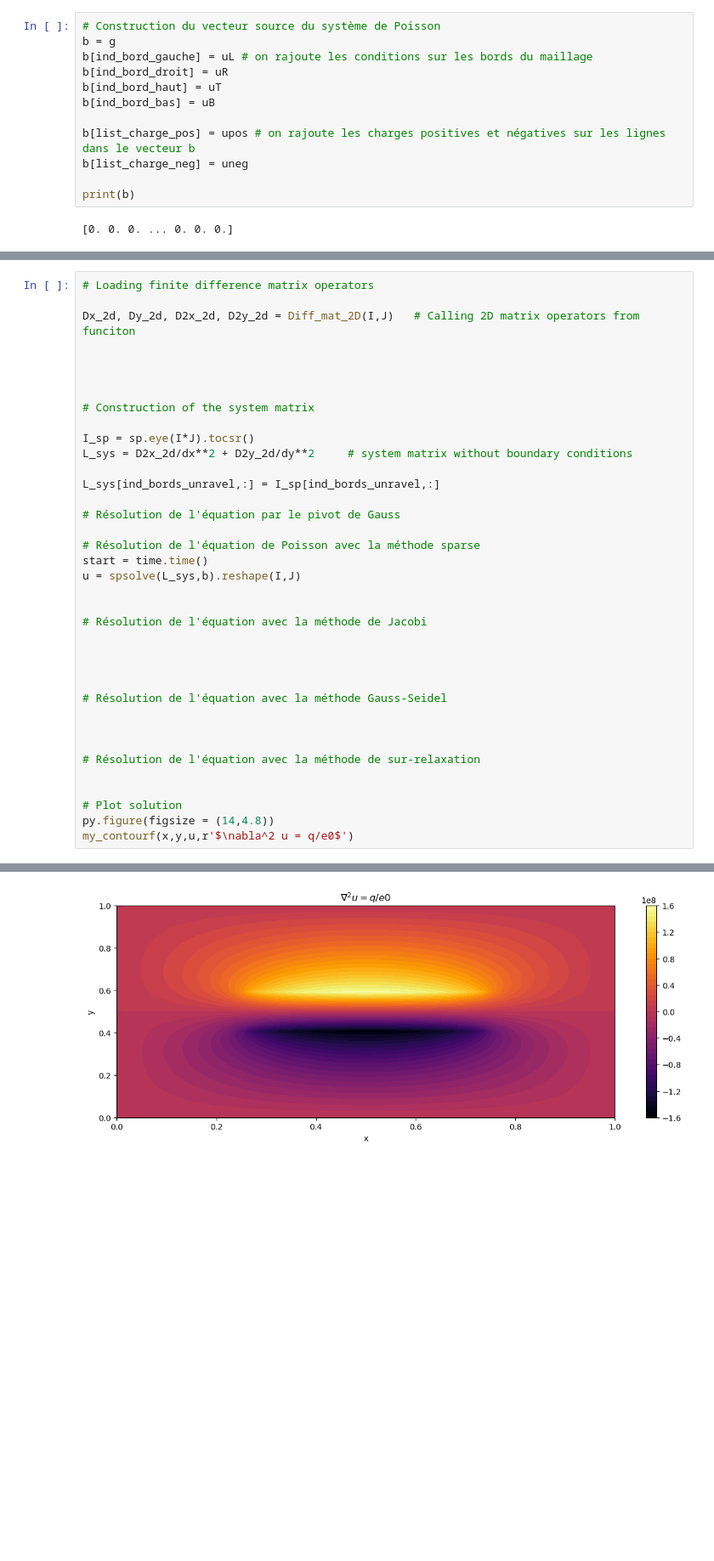
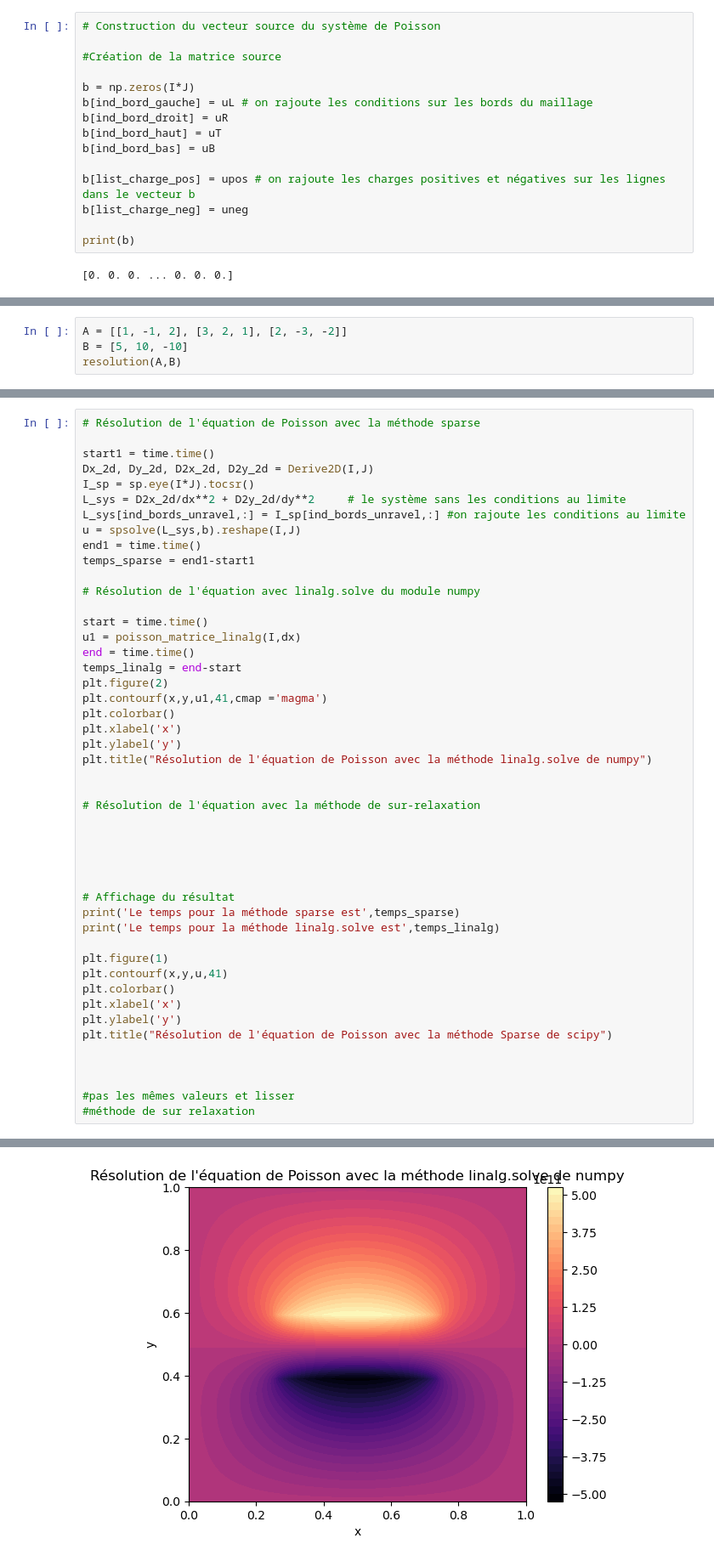
Before and after one commit to Axias10/TP_Poisson, a Jupyter notebook: TP_Poisson.ipynb, the cells around one changed output, grey strips where cells are left out. Shown at 85% size. Saved outputs shown, nothing was run; the diff lists cells and outputs as text; blank space fills up the shorter version.

```diff
--- a/TP_Poisson.ipynb
+++ b/TP_Poisson.ipynb
@@ -157,6 +102,9 @@ plt.legend()
 # %%
 # Construction du vecteur source du système de Poisson
-b = g
+
+#Création de la matrice source
+
+b = np.zeros(I*J)
 b[ind_bord_gauche] = uL # on rajoute les conditions sur les bords du maillage
 b[ind_bord_droit] = uR
 b[ind_bord_haut] = uT
@@ -170,0 +173,4 @@ print(b)
+# %%
+A = [[1, -1, 2], [3, 2, 1], [2, -3, -2]]
+B = [5, 10, -10]
+resolution(A,B)
@@ -171,38 +294,48 @@ print(b)
 # %%
-# Loading finite difference matrix operators
+# Résolution de l'équation de Poisson avec la méthode sparse
 
-Dx_2d, Dy_2d, D2x_2d, D2y_2d = Diff_mat_2D(I,J)   # Calling 2D matrix operators from funciton
+start1 = time.time()
+Dx_2d, Dy_2d, D2x_2d, D2y_2d = Derive2D(I,J)
+I_sp = sp.eye(I*J).tocsr()
+L_sys = D2x_2d/dx**2 + D2y_2d/dy**2     # le système sans les conditions au limite
+L_sys[ind_bords_unravel,:] = I_sp[ind_bords_unravel,:] #on rajoute les conditions au limite
+u = spsolve(L_sys,b).reshape(I,J)
+end1 = time.time()
+temps_sparse = end1-start1
 
+# Résolution de l'équation avec linalg.solve du module numpy
 
-
-
-# Construction of the system matrix
-
-I_sp = sp.eye(I*J).tocsr()
-L_sys = D2x_2d/dx**2 + D2y_2d/dy**2     # system matrix without boundary conditions
-
-L_sys[ind_bords_unravel,:] = I_sp[ind_bords_unravel,:]
-
-# Résolution de l'équation par le pivot de Gauss
-
-# Résolution de l'équation de Poisson avec la méthode sparse
 start = time.time()
-u = spsolve(L_sys,b).reshape(I,J)
-
-
-# Résolution de l'équation avec la méthode de Jacobi
-
-
-
-
-# Résolution de l'équation avec la méthode Gauss-Seidel
-
+u1 = poisson_matrice_linalg(I,dx)
+end = time.time()
+temps_linalg = end-start
+plt.figure(2)
+plt.contourf(x,y,u1,41,cmap ='magma')
+plt.colorbar()
+plt.xlabel('x')
+plt.ylabel('y')
+plt.title("Résolution de l'équation de Poisson avec la méthode linalg.solve de numpy")
 
 
 # Résolution de l'équation avec la méthode de sur-relaxation
 
 
-# Plot solution
-py.figure(figsize = (14,4.8))
-my_contourf(x,y,u,r'$\nabla^2 u = q/e0$')
+
+
+
+# Affichage du résultat
+print('Le temps pour la méthode sparse est',temps_sparse)
+print('Le temps pour la méthode linalg.solve est',temps_linalg)
+
+plt.figure(1)
+plt.contourf(x,y,u,41)
+plt.colorbar()
+plt.xlabel('x')
+plt.ylabel('y')
+plt.title("Résolution de l'équation de Poisson avec la méthode Sparse de scipy")
+
+
+
+#pas les mêmes valeurs et lisser
+#méthode de sur relaxation
 # %% [output]
@@ -210 +345 @@ my_contourf(x,y,u,r'$\nabla^2 u = q/e0$')
-[figure, old version]
+[figure, new version]
```
Also changed, not shown: parts of 12 cells of this notebook.
